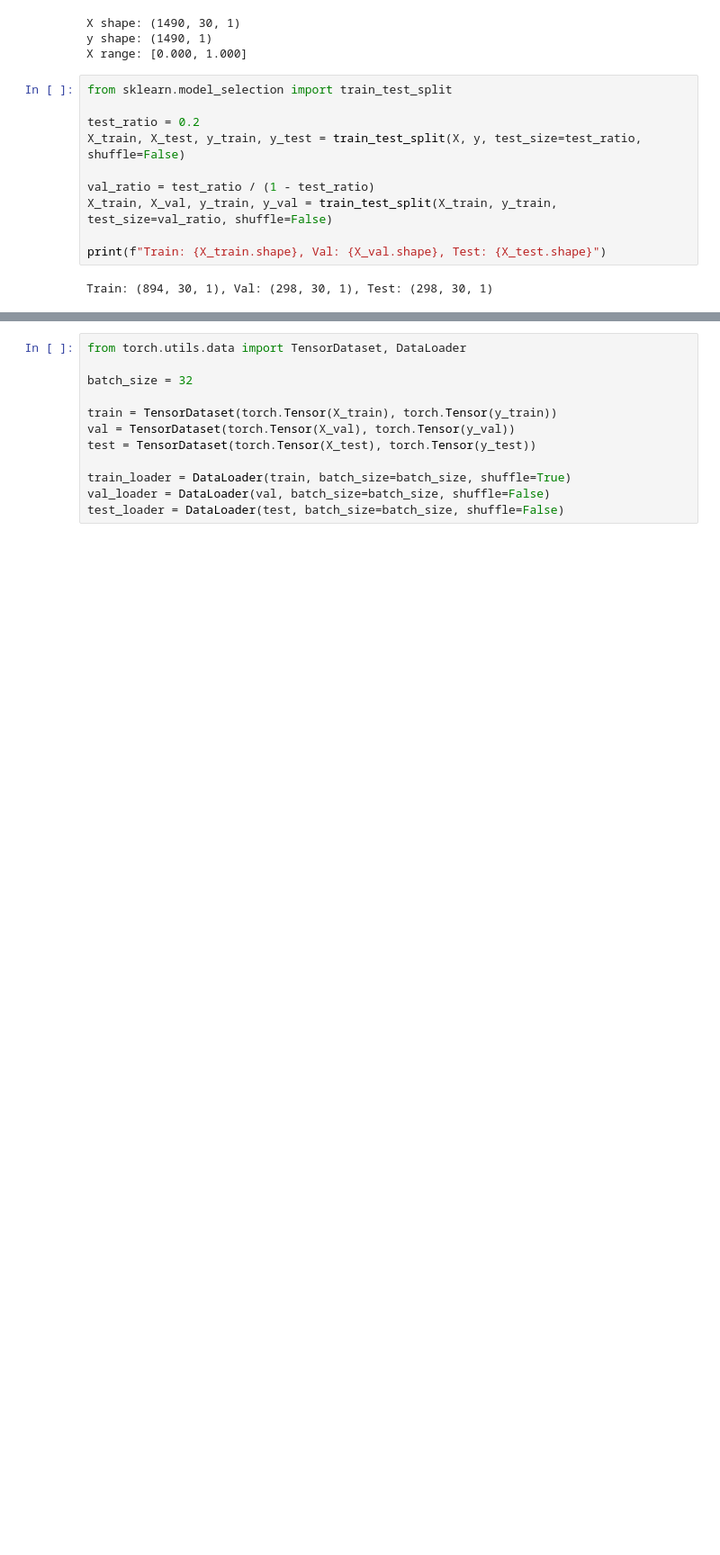
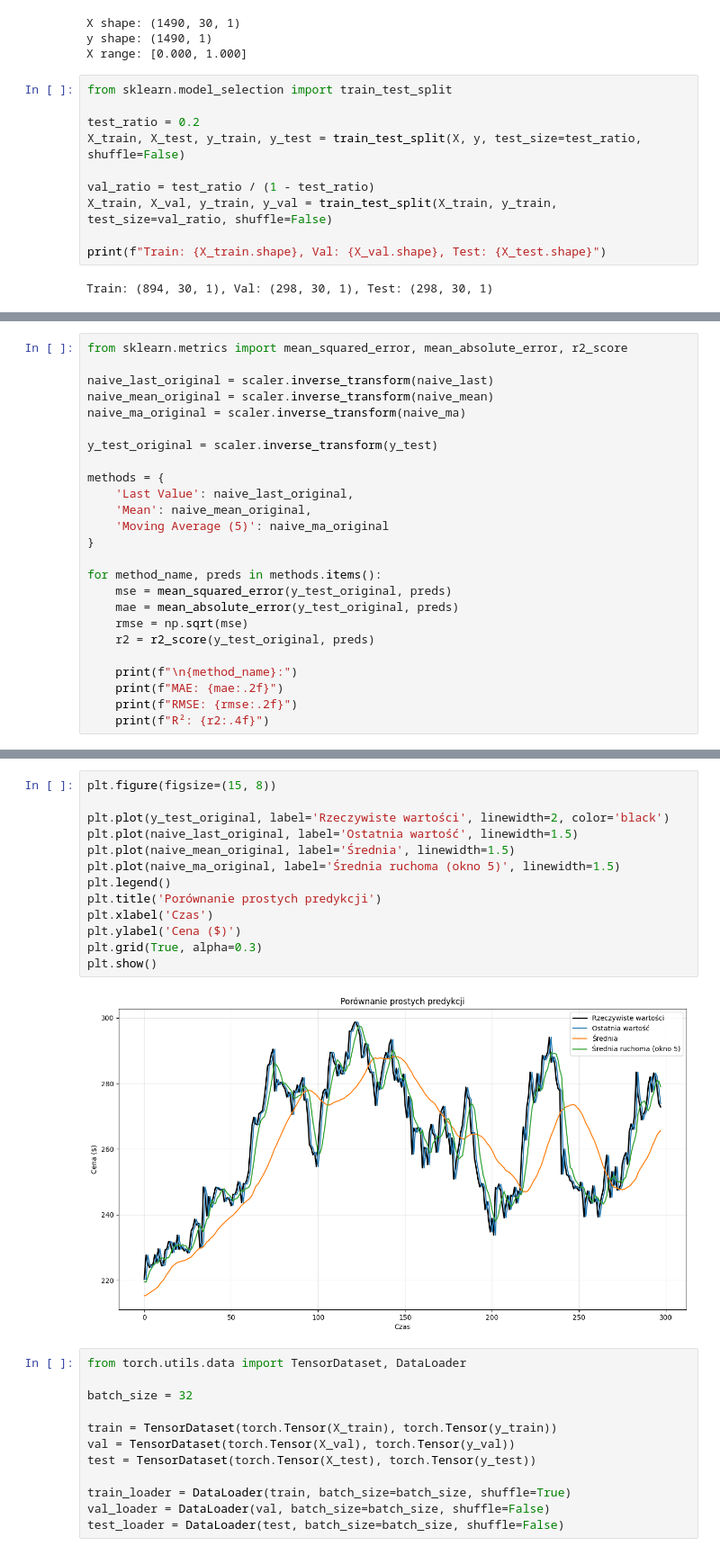
Before and after one commit to jakwojc/StockPrediction, a Jupyter notebook: GRU.ipynb, the cells around one changed output, grey strips where cells are left out. Shown: that part at 90% size. Cells and saved outputs as stored; diff of their text form; blank space fills up the shorter version.

```diff
--- a/GRU.ipynb
+++ b/GRU.ipynb
@@ -68,0 +86,25 @@ Train: (894, 30, 1), Val: (298, 30, 1), Test: (298, 30, 1)
+# %%
+from sklearn.metrics import mean_squared_error, mean_absolute_error, r2_score
+
+naive_last_original = scaler.inverse_transform(naive_last)
+naive_mean_original = scaler.inverse_transform(naive_mean)
+naive_ma_original = scaler.inverse_transform(naive_ma)
+
+y_test_original = scaler.inverse_transform(y_test)
+
+methods = {
+    'Last Value': naive_last_original,
+    'Mean': naive_mean_original,
+    'Moving Average (5)': naive_ma_original
+}
+
+for method_name, preds in methods.items():
+    mse = mean_squared_error(y_test_original, preds)
+    mae = mean_absolute_error(y_test_original, preds)
+    rmse = np.sqrt(mse)
+    r2 = r2_score(y_test_original, preds)
+
+    print(f"\n{method_name}:")
+    print(f"MAE: {mae:.2f}")
+    print(f"RMSE: {rmse:.2f}")
+    print(f"R²: {r2:.4f}")
@@ -69,3 +126,18 @@ Train: (894, 30, 1), Val: (298, 30, 1), Test: (298, 30, 1)
+# %%
+plt.figure(figsize=(15, 8))
+
+plt.plot(y_test_original, label='Rzeczywiste wartości', linewidth=2, color='black')
+plt.plot(naive_last_original, label='Ostatnia wartość', linewidth=1.5)
+plt.plot(naive_mean_original, label='Średnia', linewidth=1.5)
+plt.plot(naive_ma_original, label='Średnia ruchoma (okno 5)', linewidth=1.5)
+plt.legend()
+plt.title('Porównanie prostych predykcji')
+plt.xlabel('Czas')
+plt.ylabel('Cena ($)')
+plt.grid(True, alpha=0.3)
+plt.show()
+# %% [output]
+[figure, added]
 # %%
 from torch.utils.data import TensorDataset, DataLoader
 
```
Also changed, not shown: parts of 2 cells of this notebook.
